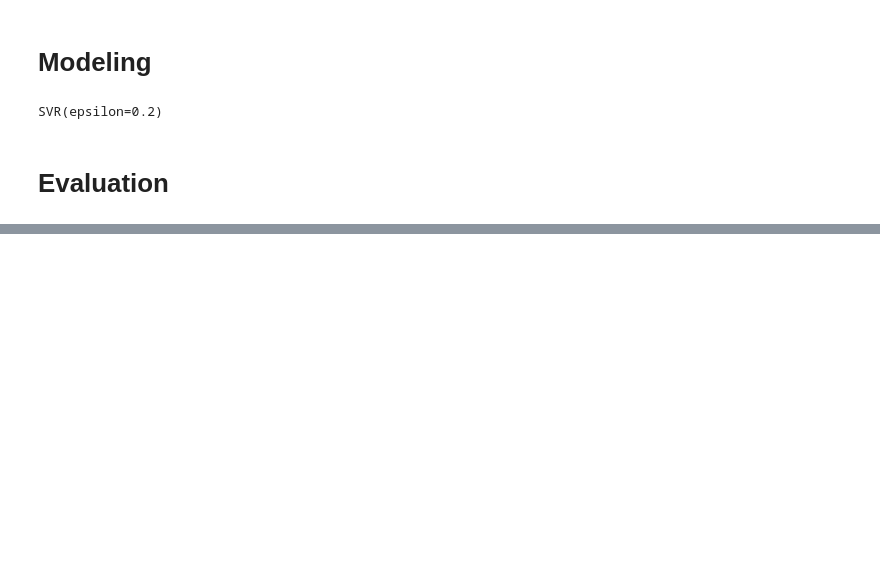
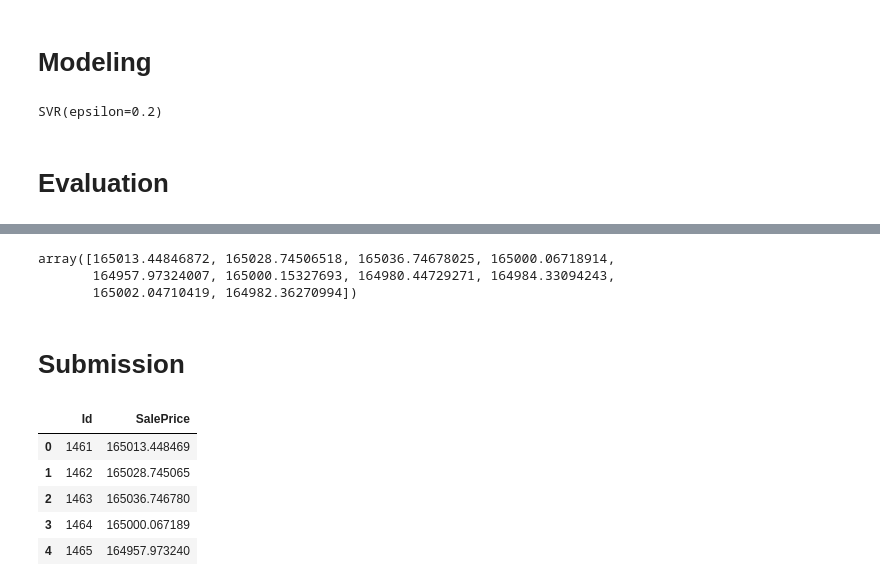
Before and after one commit to cuongmvn/data_science_in_production, a Jupyter notebook: notebooks/pipeline-extraction/house-prices-v2-create-functions.ipynb, the cells around one changed output, grey strips where cells are left out. Cells and saved outputs as stored; diff of their text form; code cells hidden in the pictures; blank space fills up the shorter version.

```diff
--- a/notebooks/house-prices-v3.ipynb
+++ b/notebooks/pipeline-extraction/house-prices-v2-create-functions.ipynb
@@ -91,0 +247,25 @@ preprocessed_df.head()
+# %%
+import joblib
+
+def get_one_encoder(dataframe: pd.DataFrame, encoder_dir: Path) -> OneHotEncoder:
+    one_hot_encoder_path = encoder_dir / 'one_hot_encoder.joblib'
+    if one_hot_encoder_path.exists():
+        one_hot_encoder = joblib.load(one_hot_encoder_path)
+    else:
+        categorical_columns = get_categorical_column_names(dataframe)
+        one_hot_encoder = OneHotEncoder(handle_unknown='ignore', dtype=int, sparse=True)
+        one_hot_encoder.fit(dataframe[categorical_columns])
+        joblib.dump(one_hot_encoder, one_hot_encoder_path)
+    return one_hot_encoder
+
+def encode_categorical_data(dataframe: pd.DataFrame, one_hot_encoder: OneHotEncoder) -> pd.DataFrame:
+    categorical_columns = get_categorical_column_names(dataframe)
+    encoded_categorical_data_matrix = one_hot_encoder.transform(dataframe[categorical_columns])
+    encoded_data_columns = one_hot_encoder.get_feature_names(categorical_columns)
+    encoded_categorical_data_df = pd.DataFrame.sparse.from_spmatrix(data=encoded_categorical_data_matrix,
+                                                                columns=encoded_data_columns, index=dataframe.index)
+    encoded_df = dataframe.copy().drop(categorical_columns, axis=1).join(encoded_categorical_data_df)
+    return encoded_df
+# %%
+encoder = get_one_encoder(df, PROJECT_DIR / 'models')
+encoded_df = encode_categorical_data(df, encoder)
@@ -91,0 +274,6 @@ preprocessed_df.head()
+# %%
+def preprocess_categorical_data(dataframe: pd.DataFrame, models_dir: Path) -> pd.DataFrame:
+    dataframe = impute_categorical_missing_values(dataframe)
+    encoder = get_one_encoder(dataframe, models_dir)
+    encoded_df = encode_categorical_data(dataframe, encoder)
+    return encoded_df
@@ -91,0 +284,6 @@ preprocessed_df.head()
+# %%
+def preprocess(dataframe: pd.DataFrame, models_dir) -> pd.DataFrame:
+    preprocessed_df = dataframe.copy()
+    preprocessed_df = preprocess_continuous_data(dataframe)
+    preprocessed_df = preprocess_categorical_data(preprocessed_df, models_dir)
+    return preprocessed_df
@@ -154,0 +360,20 @@ array([165013.44846872, 165028.74506518, 165036.74678025, 165000.06718914,
+# %%
+inference_pred = model.predict(processed_inference_df)
+inference_pred[:10]
+# %% [output]
+array([165013.44846872, 165028.74506518, 165036.74678025, 165000.06718914,
+       164957.97324007, 165000.15327693, 164980.44729271, 164984.33094243,
+       165002.04710419, 164982.36270994])
+# %% [markdown]
+# Submission
+# %%
+inference_pred_series = pd.Series(inference_pred, name=target_column)
+submission_df = inference_df.reset_index().join(inference_pred_series)[['Id', target_column]]
+submission_df.head()
+# %% [output]
+|  | Id | SalePrice |
+| 0 | 1461 | 165013.448469 |
+| 1 | 1462 | 165028.745065 |
+| 2 | 1463 | 165036.746780 |
+| 3 | 1464 | 165000.067189 |
+| 4 | 1465 | 164957.973240 |
```
Also changed, not shown: parts of 54 cells of this notebook, 5 other files.
